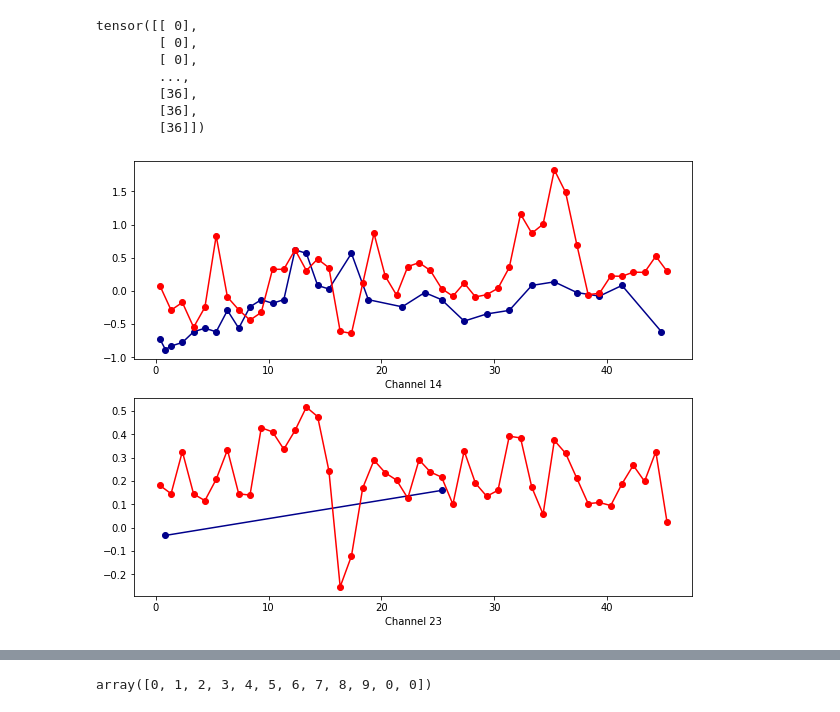
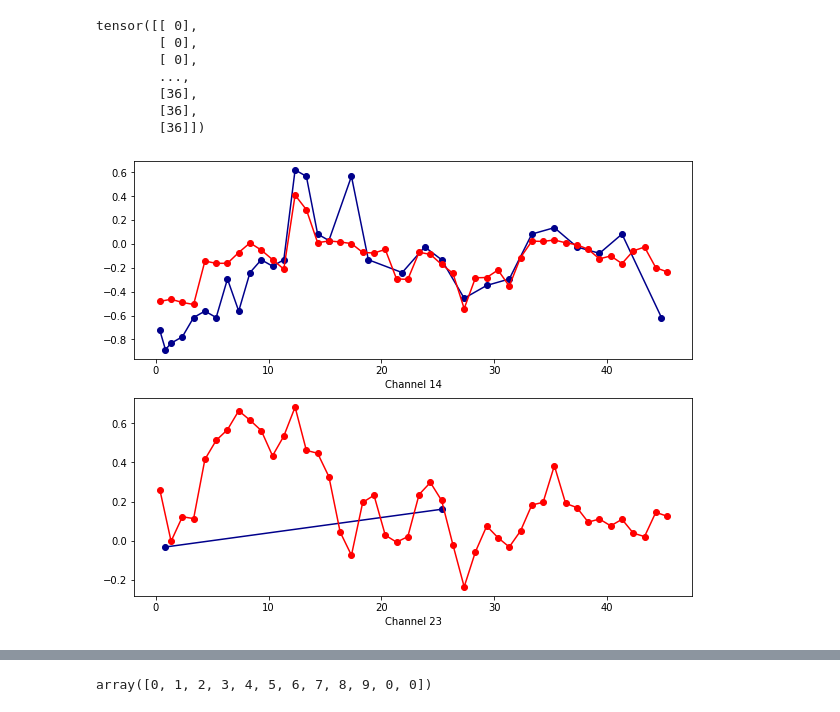
Before and after one commit to BorgwardtLab/Imputing_Signatures, a Jupyter notebook: notebooks/testing_gp_sig_adapter_padding.ipynb, the cells around one changed output, grey strips where cells are left out. Drawn from its saved outputs; the diff is of its cells as text; code cells hidden in the pictures.

```diff
--- a/notebooks/testing_gp_sig_adapter_padding.ipynb
+++ b/notebooks/testing_gp_sig_adapter_padding.ipynb
@@ -965,11 +965,11 @@ def plot_reshaped_channel(ax, Z, test_inputs, channel, color='green'):
     #ax.plot(y, '-o', color=color)
 # %%
-plot_instance(6, Z_new, Z_raw, test_inputs,
+plot_instance(6, Z, Z_raw, test_inputs,
               test_indices, inputs, indices,
               values, show_channels=[14, 23],
               show_type=['input', 'gp'],
               n_mc_smps=n_mc_smps,
               batch_size=batch_size)
 # %% [output]
-[figure, old version]
+[figure, new version]
 # %%
```
Also changed, not shown: parts of 4 cells of this notebook.
